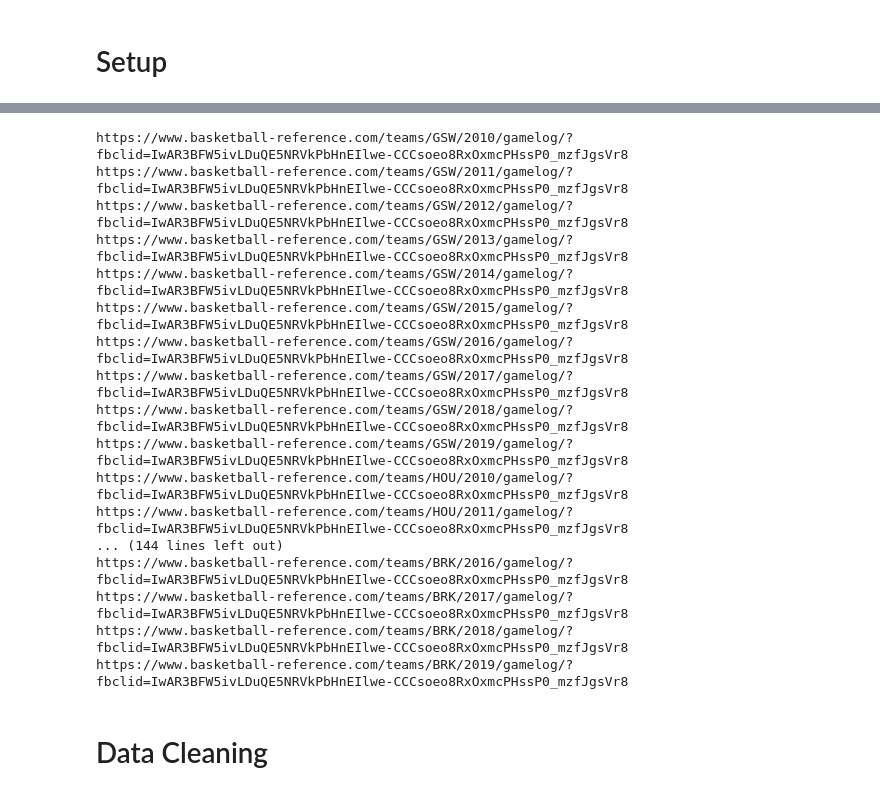
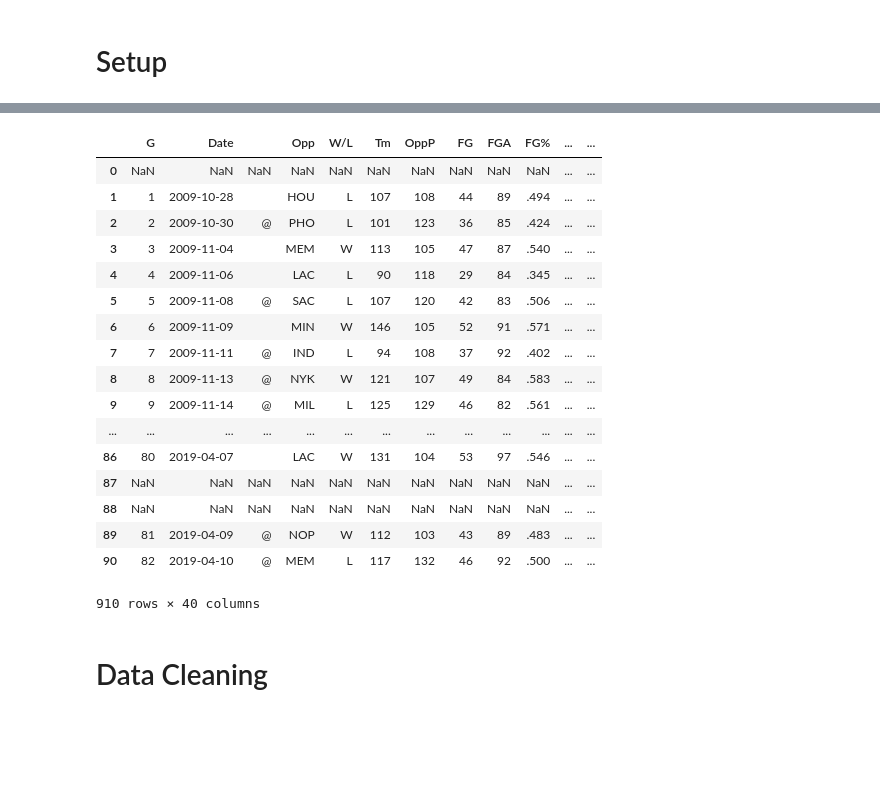
Before and after one commit to jevitug/COGS108-Final-Project, a Jupyter notebook: FinalProject.ipynb, the cells around one changed output, grey strips where cells are left out. Drawn from its saved outputs; the diff is of its cells as text; code cells hidden in the pictures; blank space fills up the shorter version.

Commit message:
Team dataframes ready

```diff
--- a/FinalProject.ipynb
+++ b/FinalProject.ipynb
@@ -65,4 +67,6 @@ from bs4 import BeautifulSoup
 # %%
+#this code creates a list of urls for us to create our dataframes from
+
 #example URL
 # https://www.basketball-reference.com/teams/MIL/2019/gamelog/?fbclid=IwAR3BFW5ivLDuQE5NRVkPbHnEIlwe-CCCsoeo8RxOxmcPHssP0_mzfJgsVr8
 
@@ -79,7 +83,7 @@ def create_url(year_array, team_array):
     #this array has '1' as parameter because numpy arrays
     #need some value to store - keep this in mind that the first
     #index with an actual url is index 1 (through 160)
-    url_list = np.array(1)
+    url_list = []
     #loop through team_array
     for i in team_array:
         #loop through each year in
@@ -91,9 +95,11 @@ def create_url(year_array, team_array):
                 team_name = "NJN"
             temp_url = begLink + team_name + "/" + j + endLink
             #print(temp_url)
-            url_list = np.append(url_list, temp_url)
+            url_list.append(temp_url)
     #print(url_list)
     return url_list
 
 
 url_list = create_url(year_array, team_array)
+#for url in url_list:
+    #print(url)
@@ -118,31 +105,0 @@ url_list = create_url(year_array, team_array)
-# %%
-#array to store individual dataframes before combining
-df_array = np.array(1)
-for url in url_list:
-#    df = pd.read_html(url)
-    if url != "1":
-        print(url)
-        #df = pd.read_html(url)
-# %% [output]
-https://www.basketball-reference.com/teams/GSW/2010/gamelog/?fbclid=IwAR3BFW5ivLDuQE5NRVkPbHnEIlwe-CCCsoeo8RxOxmcPHssP0_mzfJgsVr8
-https://www.basketball-reference.com/teams/GSW/2011/gamelog/?fbclid=IwAR3BFW5ivLDuQE5NRVkPbHnEIlwe-CCCsoeo8RxOxmcPHssP0_mzfJgsVr8
-https://www.basketball-reference.com/teams/GSW/2012/gamelog/?fbclid=IwAR3BFW5ivLDuQE5NRVkPbHnEIlwe-CCCsoeo8RxOxmcPHssP0_mzfJgsVr8
-https://www.basketball-reference.com/teams/GSW/2013/gamelog/?fbclid=IwAR3BFW5ivLDuQE5NRVkPbHnEIlwe-CCCsoeo8RxOxmcPHssP0_mzfJgsVr8
-https://www.basketball-reference.com/teams/GSW/2014/gamelog/?fbclid=IwAR3BFW5ivLDuQE5NRVkPbHnEIlwe-CCCsoeo8RxOxmcPHssP0_mzfJgsVr8
-https://www.basketball-reference.com/teams/GSW/2015/gamelog/?fbclid=IwAR3BFW5ivLDuQE5NRVkPbHnEIlwe-CCCsoeo8RxOxmcPHssP0_mzfJgsVr8
-https://www.basketball-reference.com/teams/GSW/2016/gamelog/?fbclid=IwAR3BFW5ivLDuQE5NRVkPbHnEIlwe-CCCsoeo8RxOxmcPHssP0_mzfJgsVr8
-https://www.basketball-reference.com/teams/GSW/2017/gamelog/?fbclid=IwAR3BFW5ivLDuQE5NRVkPbHnEIlwe-CCCsoeo8RxOxmcPHssP0_mzfJgsVr8
-https://www.basketball-reference.com/teams/GSW/2018/gamelog/?fbclid=IwAR3BFW5ivLDuQE5NRVkPbHnEIlwe-CCCsoeo8RxOxmcPHssP0_mzfJgsVr8
-https://www.basketball-reference.com/teams/GSW/2019/gamelog/?fbclid=IwAR3BFW5ivLDuQE5NRVkPbHnEIlwe-CCCsoeo8RxOxmcPHssP0_mzfJgsVr8
-https://www.basketball-reference.com/teams/HOU/2010/gamelog/?fbclid=IwAR3BFW5ivLDuQE5NRVkPbHnEIlwe-CCCsoeo8RxOxmcPHssP0_mzfJgsVr8
-https://www.basketball-reference.com/teams/HOU/2011/gamelog/?fbclid=IwAR3BFW5ivLDuQE5NRVkPbHnEIlwe-CCCsoeo8RxOxmcPHssP0_mzfJgsVr8
-... (144 lines left out)
-https://www.basketball-reference.com/teams/BRK/2016/gamelog/?fbclid=IwAR3BFW5ivLDuQE5NRVkPbHnEIlwe-CCCsoeo8RxOxmcPHssP0_mzfJgsVr8
-https://www.basketball-reference.com/teams/BRK/2017/gamelog/?fbclid=IwAR3BFW5ivLDuQE5NRVkPbHnEIlwe-CCCsoeo8RxOxmcPHssP0_mzfJgsVr8
-https://www.basketball-reference.com/teams/BRK/2018/gamelog/?fbclid=IwAR3BFW5ivLDuQE5NRVkPbHnEIlwe-CCCsoeo8RxOxmcPHssP0_mzfJgsVr8
-https://www.basketball-reference.com/teams/BRK/2019/gamelog/?fbclid=IwAR3BFW5ivLDuQE5NRVkPbHnEIlwe-CCCsoeo8RxOxmcPHssP0_mzfJgsVr8
-# %%
-#This is just a sample url.
-game = "https://www.basketball-reference.com/teams/GSW/2010/gamelog/?fbclid=IwAR3BFW5ivLDuQE5NRVkPbHnEIlwe-CCCsoeo8RxOxmcPHssP0_mzfJgsVr8"
-page = requests.get(game)
-soup = BeautifulSoup(page.content, 'html.parser')
@@ -155,3 +281,43 @@ secondRow = [th.getText() for th in soup.findAll('tr', limit=2)[1].findAll('th')
+# %%
+#create our team dataframes PRE cleaning
+
+GSW_df = create_team_df("GSW", df_list)
+HOU_df = create_team_df("HOU", df_list)
+POR_df = create_team_df("POR", df_list)
+DEN_df = create_team_df("DEN", df_list)
+LAC_df = create_team_df("LAC", df_list)
+UTA_df = create_team_df("UTA", df_list)
+OKC_df = create_team_df("OKC", df_list)
+SAS_df = create_team_df("SAS", df_list)
+MIL_df = create_team_df("MIL", df_list)
+BOS_df = create_team_df("BOS", df_list)
+PHI_df = create_team_df("PHI", df_list)
+TOR_df = create_team_df("TOR", df_list)
+DET_df = create_team_df("DET", df_list)
+IND_df = create_team_df("IND", df_list)
+ORL_df = create_team_df("ORL", df_list)
+BRK_df = create_team_df("BRK", df_list)
+
+GSW_df
+# %% [output]
+|  | G | Date |  | Opp | W/L | Tm | OppP | FG | FGA | FG% | ... | ... |
+| 0 | NaN | NaN | NaN | NaN | NaN | NaN | NaN | NaN | NaN | NaN | ... | ... |
+| 1 | 1 | 2009-10-28 |  | HOU | L | 107 | 108 | 44 | 89 | .494 | ... | ... |
+| 2 | 2 | 2009-10-30 | @ | PHO | L | 101 | 123 | 36 | 85 | .424 | ... | ... |
+| 3 | 3 | 2009-11-04 |  | MEM | W | 113 | 105 | 47 | 87 | .540 | ... | ... |
+| 4 | 4 | 2009-11-06 |  | LAC | L | 90 | 118 | 29 | 84 | .345 | ... | ... |
+| 5 | 5 | 2009-11-08 | @ | SAC | L | 107 | 120 | 42 | 83 | .506 | ... | ... |
+| 6 | 6 | 2009-11-09 |  | MIN | W | 146 | 105 | 52 | 91 | .571 | ... | ... |
+| 7 | 7 | 2009-11-11 | @ | IND | L | 94 | 108 | 37 | 92 | .402 | ... | ... |
+| 8 | 8 | 2009-11-13 | @ | NYK | W | 121 | 107 | 49 | 84 | .583 | ... | ... |
+| 9 | 9 | 2009-11-14 | @ | MIL | L | 125 | 129 | 46 | 82 | .561 | ... | ... |
+| ... | ... | ... | ... | ... | ... | ... | ... | ... | ... | ... | ... | ... |
+| 86 | 80 | 2019-04-07 |  | LAC | W | 131 | 104 | 53 | 97 | .546 | ... | ... |
+| 87 | NaN | NaN | NaN | NaN | NaN | NaN | NaN | NaN | NaN | NaN | ... | ... |
+| 88 | NaN | NaN | NaN | NaN | NaN | NaN | NaN | NaN | NaN | NaN | ... | ... |
+| 89 | 81 | 2019-04-09 | @ | NOP | W | 112 | 103 | 43 | 89 | .483 | ... | ... |
+| 90 | 82 | 2019-04-10 | @ | MEM | L | 117 | 132 | 46 | 92 | .500 | ... | ... |
+910 rows × 40 columns
 # %% [markdown]
 # Data Cleaning
 # %% [markdown]
```
Also changed, not shown: parts of 5 cells of this notebook.
